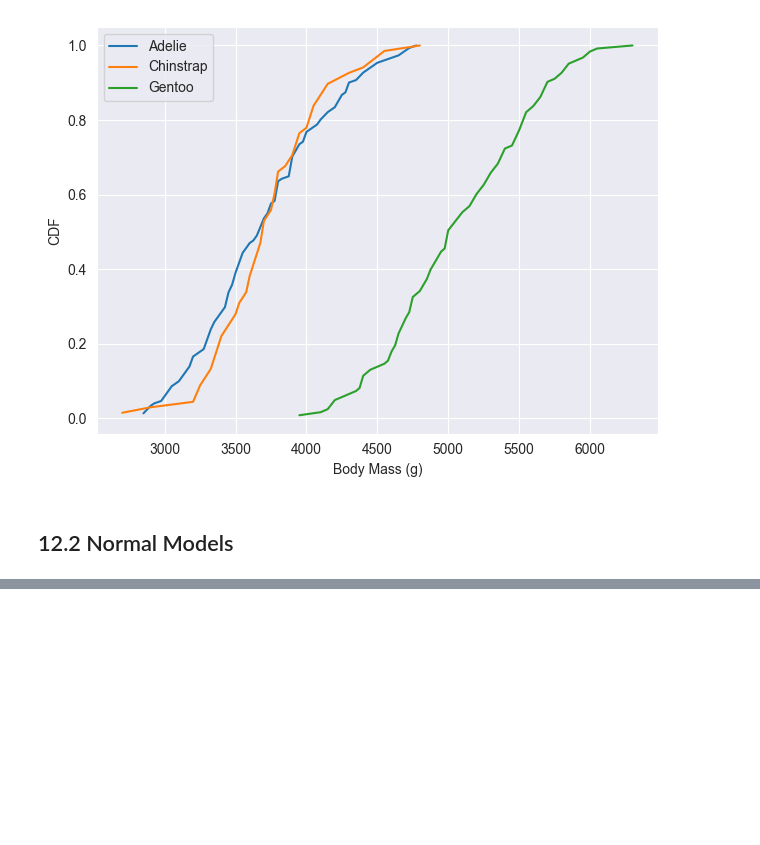
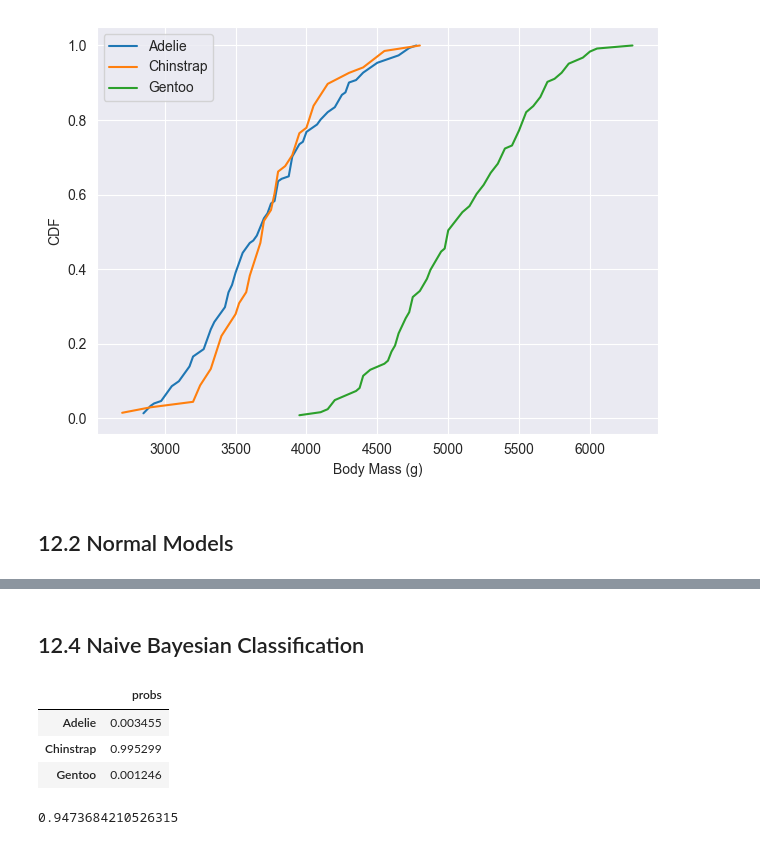
Before and after one commit to Xupeiyi/think-bayes, a Jupyter notebook: chapter12.ipynb, the cells around one changed output, grey strips where cells are left out. Saved outputs shown, nothing was run; the diff lists cells and outputs as text; code cells hidden in the pictures; blank space fills up the shorter version.

```diff
--- a/chapter12.ipynb
+++ b/chapter12.ipynb
@@ -74,0 +123,48 @@ flipper_map = make_norm_map(df, 'Flipper Length (mm)')
+# %% [markdown]
+## 12.4 Naive Bayesian Classification
+# %%
+def update_naive(prior, data_seq, norm_maps: list[dict]):
+    """
+    Naive Bayesian classifier
+
+    prior: Pmf
+    data_seq: sequence of measurements
+    norm_maps: sequence of maps from species to distribution
+
+    returns: Pmf representing the posterior distribution
+    """
+
+    posterior = prior.copy()
+    for data, norm_map in zip(data_seq, norm_maps):
+        posterior = update_penguin(posterior, data, norm_map)
+    return posterior
+
+norm_maps = [flipper_map, culmen_map]
+data_seq = [193, 48]
+posterior = update_naive(prior, data_seq, norm_maps)
+posterior
+# %% [output]
+|  | probs |
+| Adelie | 0.003455 |
+| Chinstrap | 0.995299 |
+| Gentoo | 0.001246 |
+# %%
+df['Classification'] = "None"
+
+colnames = ['Flipper Length (mm)', 'Culmen Length (mm)']
+for i, row in df.iterrows():
+    data_seq = row[colnames]
+    posterior = update_naive(prior, data_seq, norm_maps)
+    df.loc[i, 'Classification'] = posterior.max_prob()
+
+
+def accuracy(df):
+    """Compute the accuracy of classification."""
+    valid = df['Classification'].notna()
+    same = df['Species2'] == df['Classification']
+    return same.sum() / valid.sum()
+
+
+accuracy(df)
+# %% [output]
+0.9473684210526315
```
Also changed, not shown: parts of 7 cells of this notebook, 1 other file.
